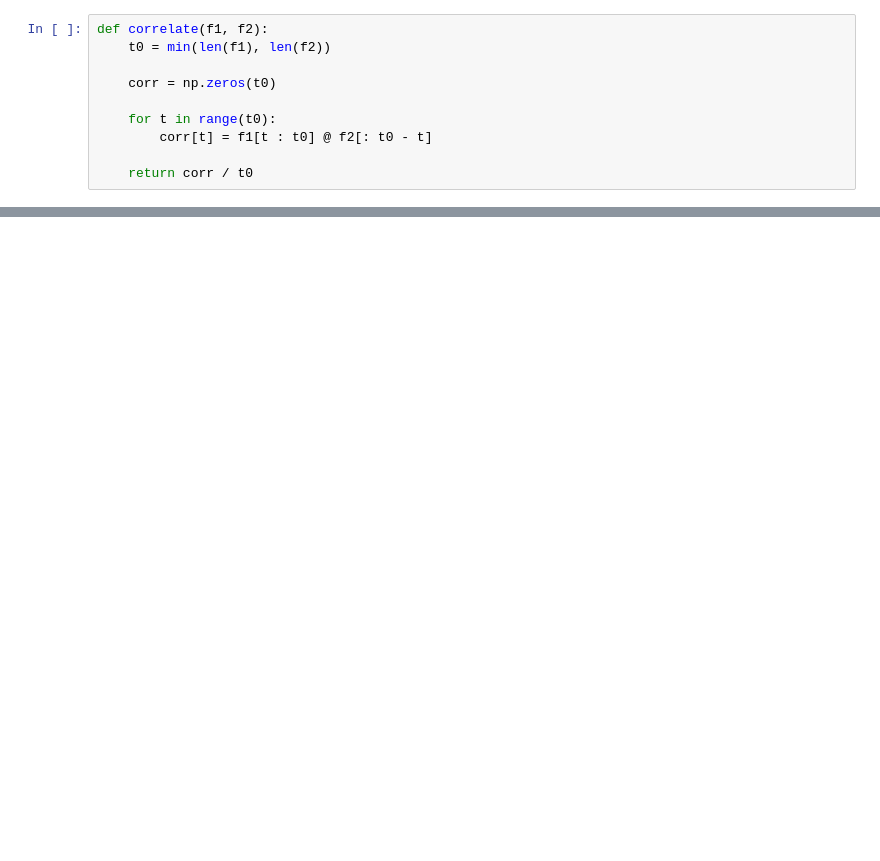
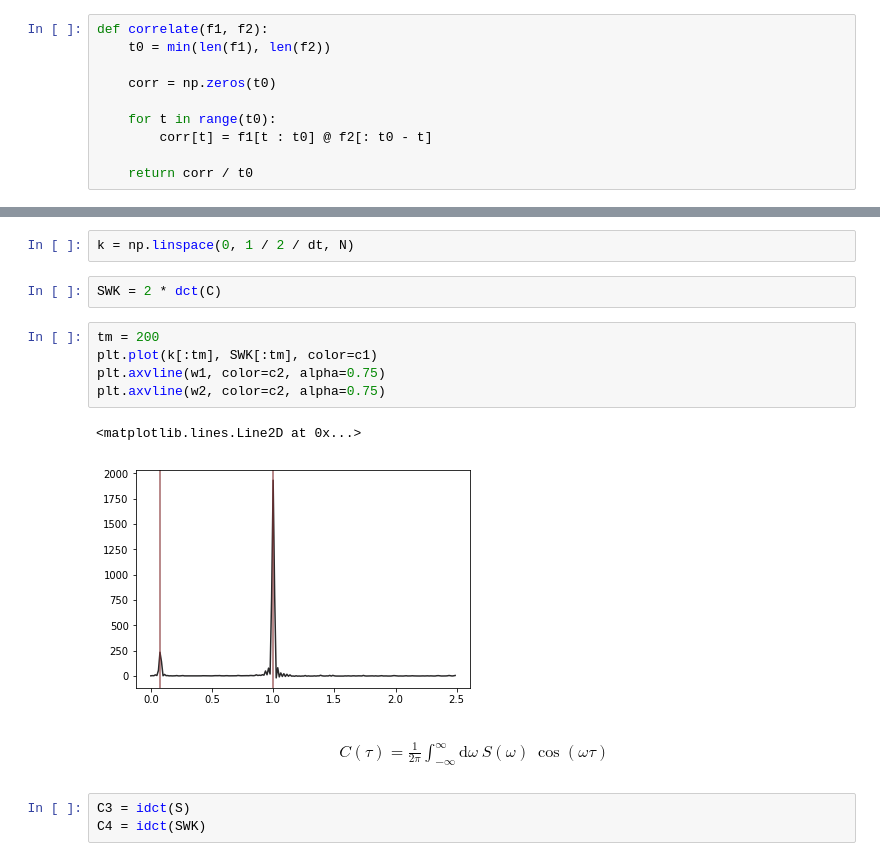
Before and after one commit to flokno/python_recipes, a Jupyter notebook: mathematics/correlation_function/autocorrelation.ipynb, the cells around one changed output, grey strips where cells are left out. Saved outputs shown, nothing was run; the diff lists cells and outputs as text; blank space fills up the shorter version.

```diff
--- a/mathematics/correlation_function/autocorrelation.ipynb
+++ b/mathematics/correlation_function/autocorrelation.ipynb
@@ -74,0 +124,21 @@ True
+# %%
+k = np.linspace(0, 1 / 2 / dt, N)
+# %%
+SWK = 2 * dct(C)
+# %%
+tm = 200
+plt.plot(k[:tm], SWK[:tm], color=c1)
+plt.axvline(w1, color=c2, alpha=0.75)
+plt.axvline(w2, color=c2, alpha=0.75)
+# %% [output]
+<matplotlib.lines.Line2D at 0x...>
+[figure, added]
+# %% [markdown]
+\begin{align}
+     C(\tau)
+         = \frac{1}{2 \pi} \int_{-\infty}^{\infty} \mathrm d \omega ~
+             S(\omega) ~ \cos(\omega \tau)
+\end{align}
+# %%
+C3 = idct(S)
+C4 = idct(SWK)
```
Also changed, not shown: parts of 24 cells of this notebook.
